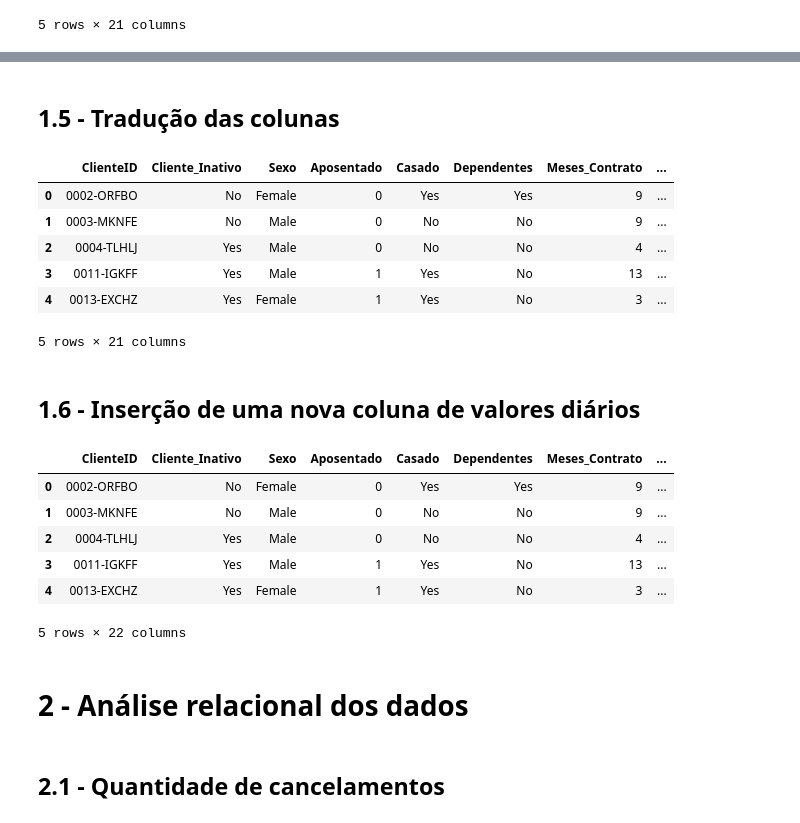
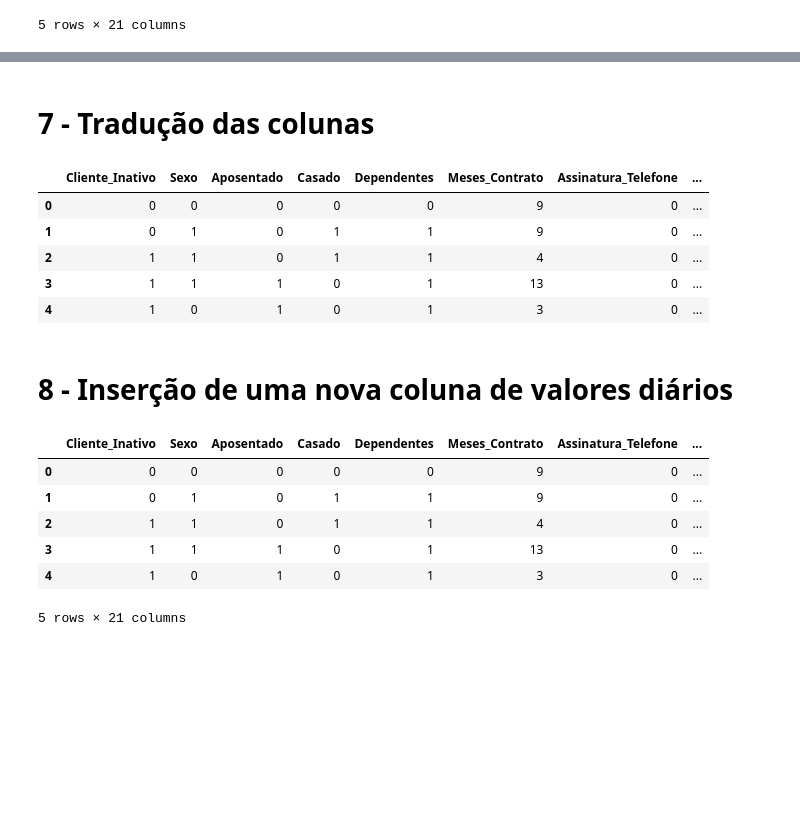
Before and after one commit to goto-95/Challenge_DataScience_AluraVoz, a Jupyter notebook: Challenge_DS_Alura_Semana01.ipynb, the cells around one changed output, grey strips where cells are left out. Cells and saved outputs as stored; diff of their text form; code cells hidden in the pictures; blank space fills up the shorter version.

Commit message:
Alterações gerais no arquivo
Correção na padronização e leitura dos dados. Bem como a inserção da exportação dos dados tratados

```diff
--- a/Challenge_DS_Alura_Semana01.ipynb
+++ b/Challenge_DS_Alura_Semana01.ipynb
@@ -159,0 +208,14 @@ memory usage: 1.2+ MB
+# %%
+mappings = []
+df.drop('customerID', axis=1, inplace=True)
+for column in df.columns:
+  if (df[column].dtypes != 'int64') & (df[column].dtypes != 'float64'):
+    values = df[column].unique()
+    mapping = dict()
+    count = 0
+    for value in values:
+      mapping[value] = count
+      count += 1
+    mappings.append([column, mapping])
+    df[column] = df[column].map(mapping)
+df
@@ -160,37 +260,32 @@ memory usage: 1.2+ MB
 # %% [markdown]
-## **1.5 - Tradução das colunas**
+# **7 - Tradução das colunas**
 # %%
-trad = {'customerID':'ClienteID', 'Churn':'Cliente_Inativo','gender':'Sexo','SeniorCitizen':'Aposentado','Partner':'Casado',
+trad = {'Churn':'Cliente_Inativo','gender':'Sexo','SeniorCitizen':'Aposentado','Partner':'Casado',
         'Dependents':'Dependentes', 'tenure':'Meses_Contrato', 'PhoneService':'Assinatura_Telefone', 'MultipleLines':'Assinatura_MultiTelefone',
         'InternetService':'Assinatura_Internet', 'OnlineSecurity':'Assinatura_Seguro_online', 'OnlineBackup':'Assinatura_Backup',
         'DeviceProtection':'Assinatura_Seguro_dispositivo', 'TechSupport':'Assinatura_Suporte_tecnico', 'StreamingTV':'Assinatura_TV',
         'StreamingMovies':'Assinatura_Filmes','Contract':'Tipo_Contrato','PaperlessBilling':'Fatura_Online', 'PaymentMethod':'Forma_Pagamento',
         'Monthly':'Valor_Mensal', 'Total':'Valor_Anual'
         }
 df.rename( columns=trad, inplace=True )
 df.head()
 # %% [output]
-|  | ClienteID | Cliente_Inativo | Sexo | Aposentado | Casado | Dependentes | Meses_Contrato | ... |
-| 0 | 0002-ORFBO | No | Female | 0 | Yes | Yes | 9 | ... |
-| 1 | 0003-MKNFE | No | Male | 0 | No | No | 9 | ... |
-| 2 | 0004-TLHLJ | Yes | Male | 0 | No | No | 4 | ... |
-| 3 | 0011-IGKFF | Yes | Male | 1 | Yes | No | 13 | ... |
-| 4 | 0013-EXCHZ | Yes | Female | 1 | Yes | No | 3 | ... |
+|  | Cliente_Inativo | Sexo | Aposentado | Casado | Dependentes | Meses_Contrato | Assinatura_Telefone | ... |
+| 0 | 0 | 0 | 0 | 0 | 0 | 9 | 0 | ... |
+| 1 | 0 | 1 | 0 | 1 | 1 | 9 | 0 | ... |
+| 2 | 1 | 1 | 0 | 1 | 1 | 4 | 0 | ... |
+| 3 | 1 | 1 | 1 | 0 | 1 | 13 | 0 | ... |
+| 4 | 1 | 0 | 1 | 0 | 1 | 3 | 0 | ... |
-5 rows × 21 columns
 # %% [markdown]
-## **1.6 - Inserção de uma nova coluna de valores diários**
+# **8 - Inserção de uma nova coluna de valores diários**
 # %%
 df.insert(19,'Valor_Diario',df.Valor_Mensal/30)
 df.head()
 # %% [output]
-|  | ClienteID | Cliente_Inativo | Sexo | Aposentado | Casado | Dependentes | Meses_Contrato | ... |
-| 0 | 0002-ORFBO | No | Female | 0 | Yes | Yes | 9 | ... |
-| 1 | 0003-MKNFE | No | Male | 0 | No | No | 9 | ... |
-| 2 | 0004-TLHLJ | Yes | Male | 0 | No | No | 4 | ... |
-| 3 | 0011-IGKFF | Yes | Male | 1 | Yes | No | 13 | ... |
-| 4 | 0013-EXCHZ | Yes | Female | 1 | Yes | No | 3 | ... |
+|  | Cliente_Inativo | Sexo | Aposentado | Casado | Dependentes | Meses_Contrato | Assinatura_Telefone | ... |
+| 0 | 0 | 0 | 0 | 0 | 0 | 9 | 0 | ... |
+| 1 | 0 | 1 | 0 | 1 | 1 | 9 | 0 | ... |
+| 2 | 1 | 1 | 0 | 1 | 1 | 4 | 0 | ... |
+| 3 | 1 | 1 | 1 | 0 | 1 | 13 | 0 | ... |
+| 4 | 1 | 0 | 1 | 0 | 1 | 3 | 0 | ... |
-5 rows × 22 columns
+5 rows × 21 columns
-# %% [markdown]
-# **2 - Análise relacional dos dados**
-# %% [markdown]
-## **2.1 - Quantidade de cancelamentos**
```
Also changed, not shown: parts of 25 cells of this notebook, 2 other files.
